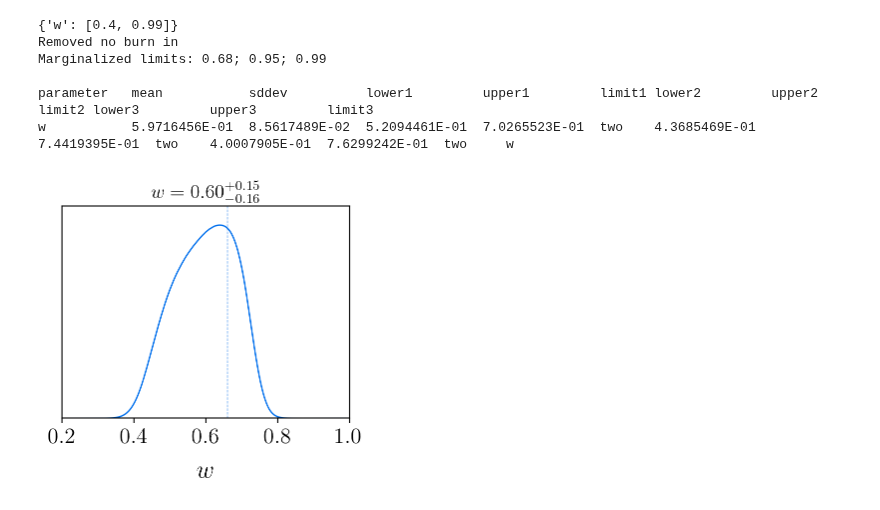
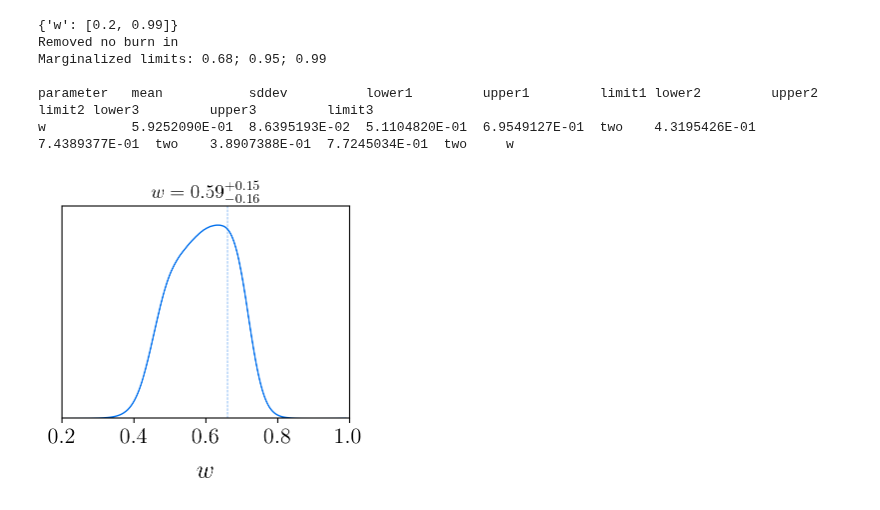
Before and after one commit to Ameek94/SIGW_Inverse, a Jupyter notebook: gwb/sigw_fast/nautilus_plot_functional_gp.ipynb, the cells around one changed output. Saved outputs shown, nothing was run; the diff lists cells and outputs as text; code cells hidden in the pictures.

Commit message:
plots

```diff
--- a/gwb/sigw_fast/nautilus_plot_functional_gp.ipynb
+++ b/gwb/sigw_fast/nautilus_plot_functional_gp.ipynb
@@ -186,32 +186,32 @@ plt.savefig(f'{gwb_model}_wfld_0p66_{num_nodes}_gp_posterior.pdf',bbox_inches='t
 # %%
 w = 0.66
 names = ['w']
 labels = ['w']
-bounds = [[0.4,0.99]]
+bounds = [[0.2,0.99]]
 ranges = dict(zip(names,bounds))
 print(ranges)
 # ws = samples[:,0]
 # ws = ws[samples[:,0] < 0.9]
 # w_weights = weights[samples[:,0] < 0.9]
 # print(f"Shapes: {ws.shape}, {weights.shape}")
 # # gd_samples = MCSamples(samples=samples[:,0], names=names, labels=labels,ranges=ranges,weights=normalized_weights,loglikes=logl)
 # gd_samples = MCSamples(samples=ws, names=names, labels=labels,ranges=ranges,weights=w_weights)
 gd_samples = MCSamples(samples=samples[:,0], names=names, labels=labels,ranges=ranges,weights=weights)
 g = plots.get_subplot_plotter(subplot_size=3.5)
 blue = '#006FED'
 g.settings.title_limit_fontsize = 14
 g.settings.axes_fontsize=16
 g.settings.axes_labelsize=18
 g.plot_1d(gd_samples, 'w', marker=w, marker_color=blue, colors=[blue],title_limit=2)
 g.export(f'{gwb_model}_wfld_0p66_{num_nodes}_gp_1D_w.pdf')
 ax = g.subplots[0,0]
 ax.set_xlim(0.2, 1.0)
 print(gd_samples.getMargeStats())
 # %% [output]
-{'w': [0.4, 0.99]}
+{'w': [0.2, 0.99]}
 Removed no burn in
 Marginalized limits: 0.68; 0.95; 0.99
 
 parameter   mean           sddev          lower1         upper1         limit1 lower2         upper2         limit2 lower3         upper3         limit3
-w           5.9716456E-01  8.5617489E-02  5.2094461E-01  7.0265523E-01  two    4.3685469E-01  7.4419395E-01  two    4.0007905E-01  7.6299242E-01  two     w
+w           5.9252090E-01  8.6395193E-02  5.1104820E-01  6.9549127E-01  two    4.3195426E-01  7.4389377E-01  two    3.8907388E-01  7.7245034E-01  two     w
-[figure, old version]
+[figure, new version]
```
Also changed, not shown: parts of 3 cells of this notebook, 4 other files.
